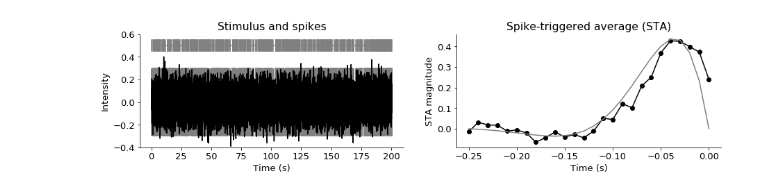
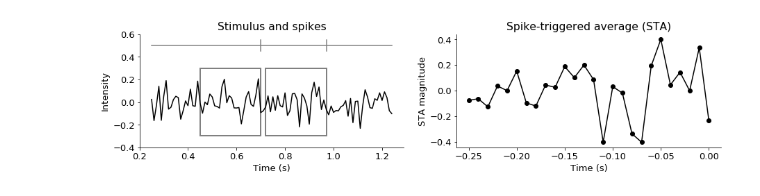
Before and after one commit to ala-laurila-lab/jupyter-notebooks, a Jupyter notebook: Temporal filters and receptive fields.ipynb, the cells around one changed output. Drawn from its saved outputs; the diff is of its cells as text; code cells hidden in the pictures.

```diff
--- a/Temporal filters and receptive fields.ipynb
+++ b/Temporal filters and receptive fields.ipynb
@@ -13,9 +15,9 @@ plt.rcParams['xtick.top'] = False
 # %%
 # Generate an example filter
 dt = 0.01
-freq = 4
+freq = 8
 tau = 0.05
 t = np.arange(-0.25, 0+dt, dt)
 f = -np.sin(2*np.pi*freq*t)*np.exp(t/tau)
 f = f / np.linalg.norm(f)
-plt.plot(t, f, 'k-')
+#plt.plot(t, f, 'k-')
@@ -25,37 +24,42 @@ plt.plot(t, f, 'k-')
 # %%
-l = 1000; # stimulus length in seconds
-nPlot = 20000; # samples to plot
-winSize = 0.25
-shift = 50
-time = np.arange(0, l/dt+dt, dt)
-s = 0.1*np.random.randn(int(l/dt));
-z = np.convolve(s, np.flip(f, axis=0), 'full')
-mu = z * (z>0)
-spikes = np.random.poisson(mu)
+np.random.seed(13)
+l = 1000;      # stimulus length in seconds
+nPlot = 100; # samples to plot
+winSize = 0.25 # filter size (s)
+shift = 25     # shift to avoid negative indices
 
+# Simulate data
+time = np.arange(0, l/dt+dt, dt)                # time stamps
+s = 0.1*np.random.randn(int(l/dt));             # white noise stimulus
+z = np.convolve(s, np.flip(f, axis=0), 'full')  # 1. convolve with the flipped filter
+mu = z * (z>0)                                  # 2. rectifying non-linearity
+spikes = np.random.poisson(mu)                  # 3. spike generation
+
+# plot the stimulus, spikes, and the window containing the stimulus preceeding each spike
 plt.figure(figsize=(15, 3))
 ah = plt.subplot(1, 2, 1)
 plt.plot(time[shift:nPlot+shift], s[shift:nPlot+shift], 'k-')
 ah.set_ylabel('Intensity')
 ah.set_xlabel('Time (s)')
 ah.set_title('Stimulus and spikes')
 ah.set_ylim([-0.4, 0.6])
 plt.plot(time[shift:nPlot+shift], 0.5*np.ones(nPlot), '-', color='gray')
 for idx in np.argwhere(spikes[shift:nPlot+shift]>0):
     plt.plot([time[idx+shift], time[idx+shift]], [0.45, 0.55], '-', color='gray')
     rect = patches.Rectangle([time[idx+shift]-winSize, -0.3], winSize, 0.6, linewidth=2,edgecolor='gray',facecolor='none')
     ah.add_patch(rect)
 
+# Calculate and plot the spike-triggered average (STA)
 ah = plt.subplot(1, 2, 2)
 nSta = int(winSize/dt)+1;
 sta = np.zeros(nSta)
 for idx in np.argwhere(spikes[shift:nPlot+shift]>0):
-    sta += s[idx[0]+shift-nSta:idx[0]+shift]
+    sta += spikes[shift+idx]*s[idx[0]+shift-nSta+1:idx[0]+shift+1]
 staNorm = sta / np.linalg.norm(sta)
 plt.plot(np.arange(-winSize, 0+dt, dt), staNorm, 'ko-')
-plt.plot(t, f, '-', color='gray')
+#plt.plot(t, f, '-', color='gray')
 ah.set_ylabel('STA magnitude')
 ah.set_xlabel('Time (s)')
 ah.set_title('Spike-triggered average (STA)');
 # %% [output]
-[figure, old version]
+[figure, new version]
```
Also changed, not shown: parts of 12 cells of this notebook.
